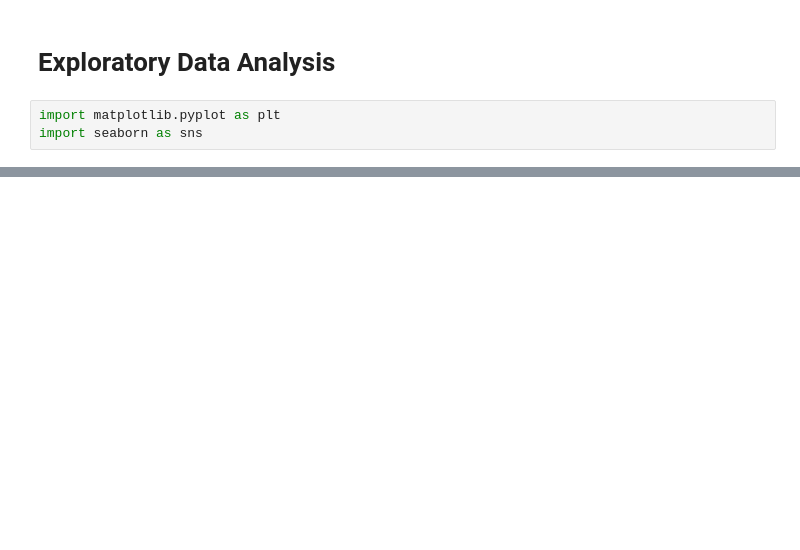
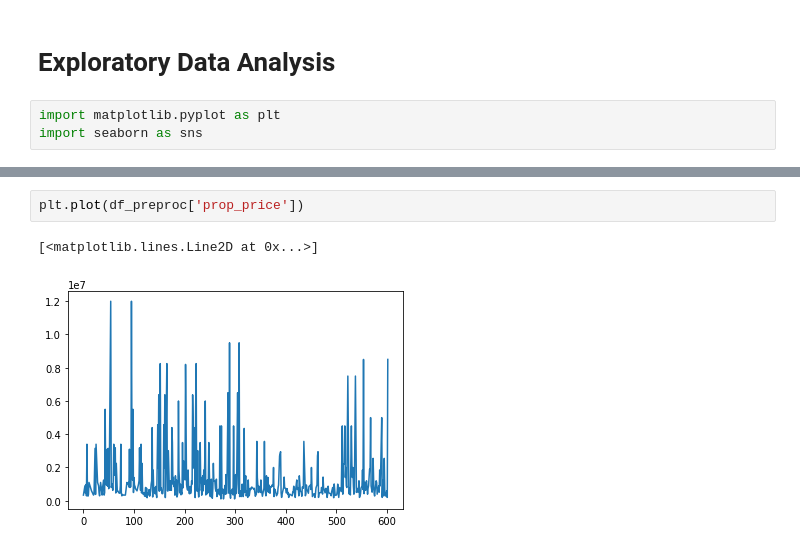
Before and after one commit to iasad1/commercial-property-predictor, a Jupyter notebook: predictor.ipynb, the cells around one changed output, grey strips where cells are left out. Cells and saved outputs as stored; diff of their text form; blank space fills up the shorter version.

```diff
--- a/predictor.ipynb
+++ b/predictor.ipynb
@@ -575 +648,6 @@ df_preproc.corr()
 <Figure size 1440x720 with 0 Axes>
+# %%
+plt.plot(df_preproc['prop_price'])
+# %% [output]
+[<matplotlib.lines.Line2D at 0x...>]
+[figure, added]
```
Also changed, not shown: parts of 35 cells of this notebook.
